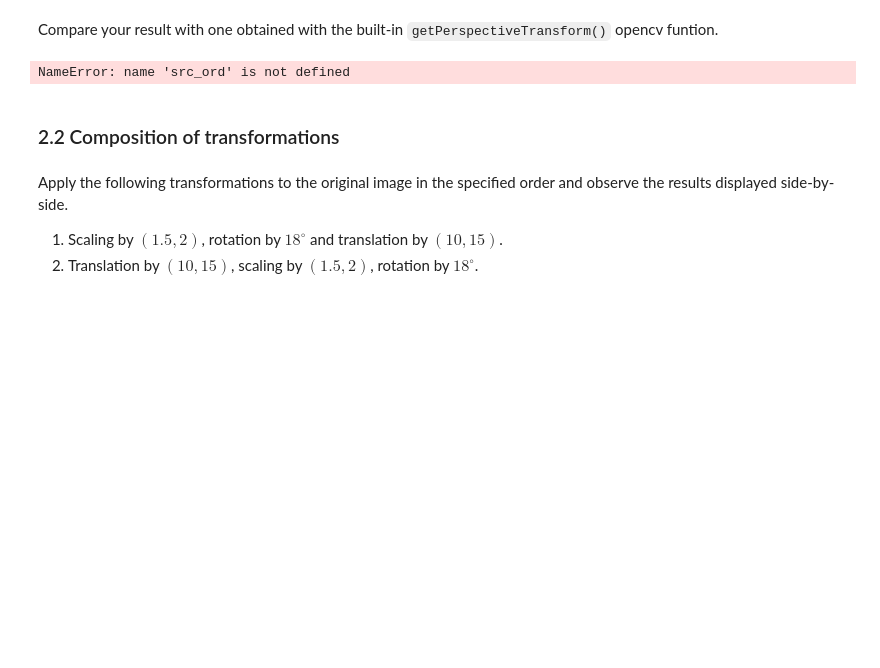
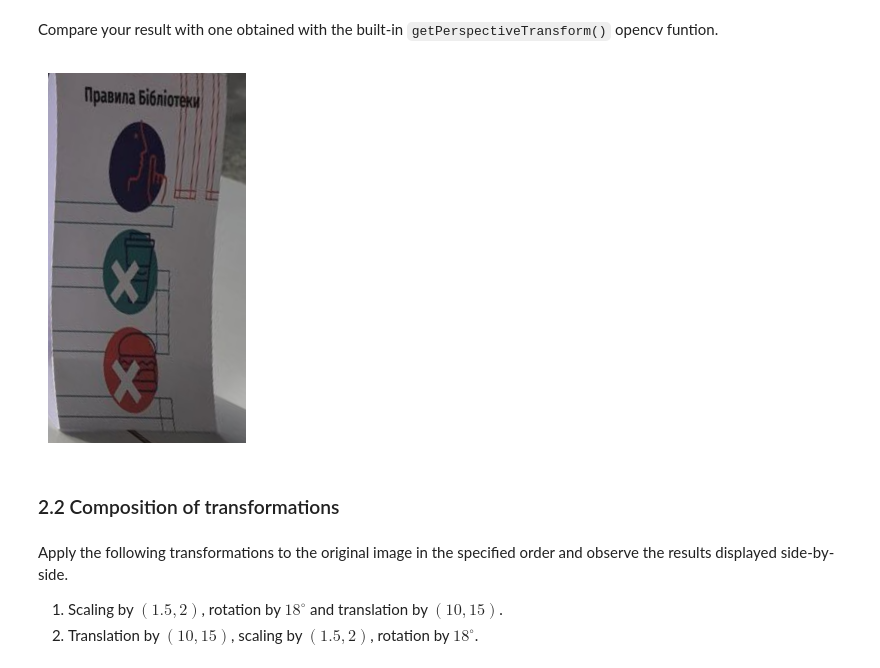
Before and after one commit to Hombosh-dev/LA_lab_1, a Jupyter notebook: LA_Lab_1.ipynb, the cells around one changed output. Saved outputs shown, nothing was run; the diff lists cells and outputs as text; code cells hidden in the pictures; blank space fills up the shorter version.

```diff
--- a/LA_Lab_1.ipynb
+++ b/LA_Lab_1.ipynb
@@ -747,18 +787,43 @@ plt.show()
 # %% [markdown]
 Compare your result with one obtained with the built-in `getPerspectiveTransform()` opencv funtion.
-# %%
-##### YOUR CODE STARTS #####
-H_builtin = cv.getPerspectiveTransform(src_ord.astype(np.float32),
-                                       destination_points.astype(np.float32))
-
-rectified_builtin = cv.warpPerspective(image2, H_builtin, (out_w, out_h))
-cv2_imshow(rectified_builtin)
-
-print("H_builtin:\n", H_builtin)
-print("Matrices close:", np.allclose(H_custom, H_builtin / H_builtin[2,2], atol=1e-6))
-##### YOUR CODE ENDS #####
-# %% [output]
-NameError: name 'src_ord' is not defined
+# %%
+##### YOUR CODE STARTS #####
+
+# Source points (corners of the sign)
+source_points = np.array([
+    [475, 525],   # TL
+    [650, 490],   # TR
+    [700, 800],   # BR
+    [525, 900],   # BL
+], dtype=np.float64)
+
+src_ord = order_points(source_points)
+
+# Output size
+out_w, out_h = compute_output_size(src_ord)
+scale = 3
+out_w *= scale
+out_h *= scale
+
+destination_points = np.array([
+    [0,       0      ],
+    [out_w-1, 0      ],
+    [out_w-1, out_h-1],
+    [0,       out_h-1],
+], dtype=np.float64)
+
+# Built-in OpenCV homography + warp
+H_builtin = cv.getPerspectiveTransform(
+    src_ord.astype(np.float32),
+    destination_points.astype(np.float32)
+)
+
+rectified_builtin = cv.warpPerspective(image2, H_builtin, (out_w, out_h))
+cv2_imshow(rectified_builtin)
+
+##### YOUR CODE ENDS #####
+# %% [output]
+[figure, added]
 # %% [markdown]
 ### 2.2 Composition of transformations
 # %% [markdown]
```
Also changed, not shown: parts of 3 cells of this notebook.
